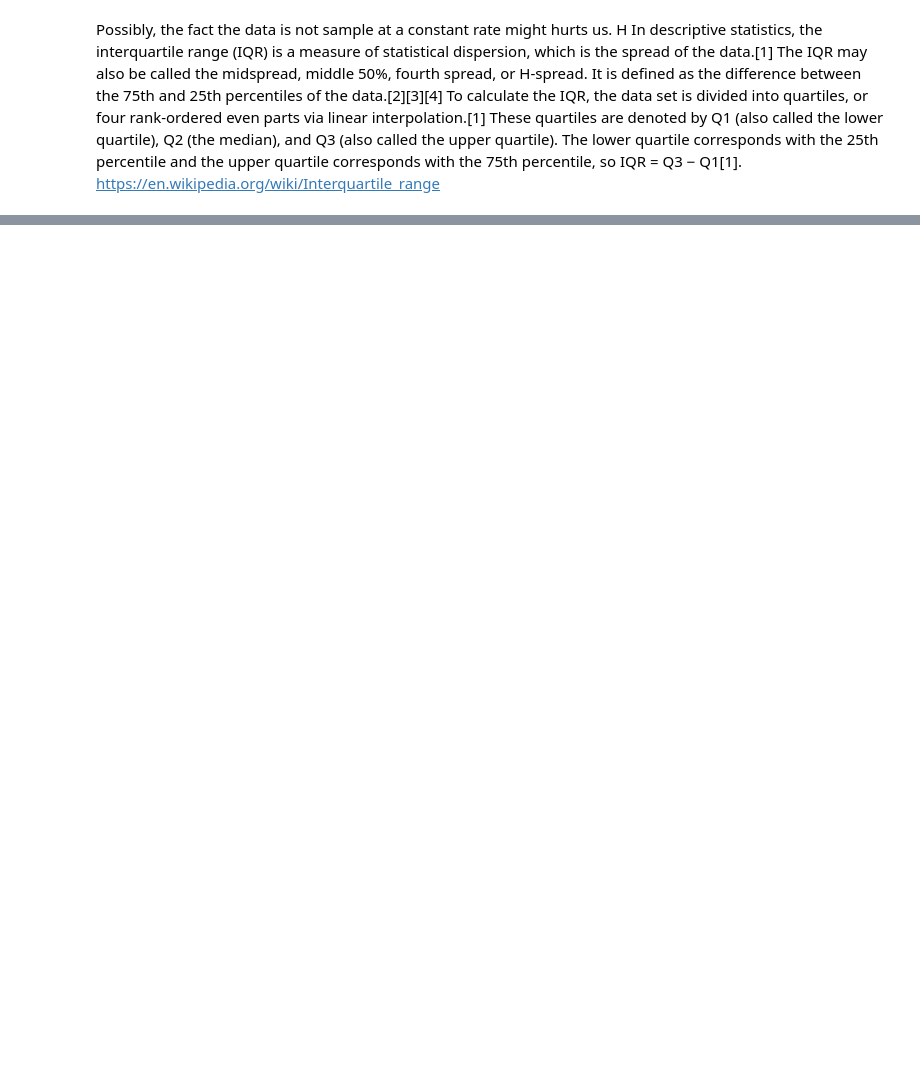
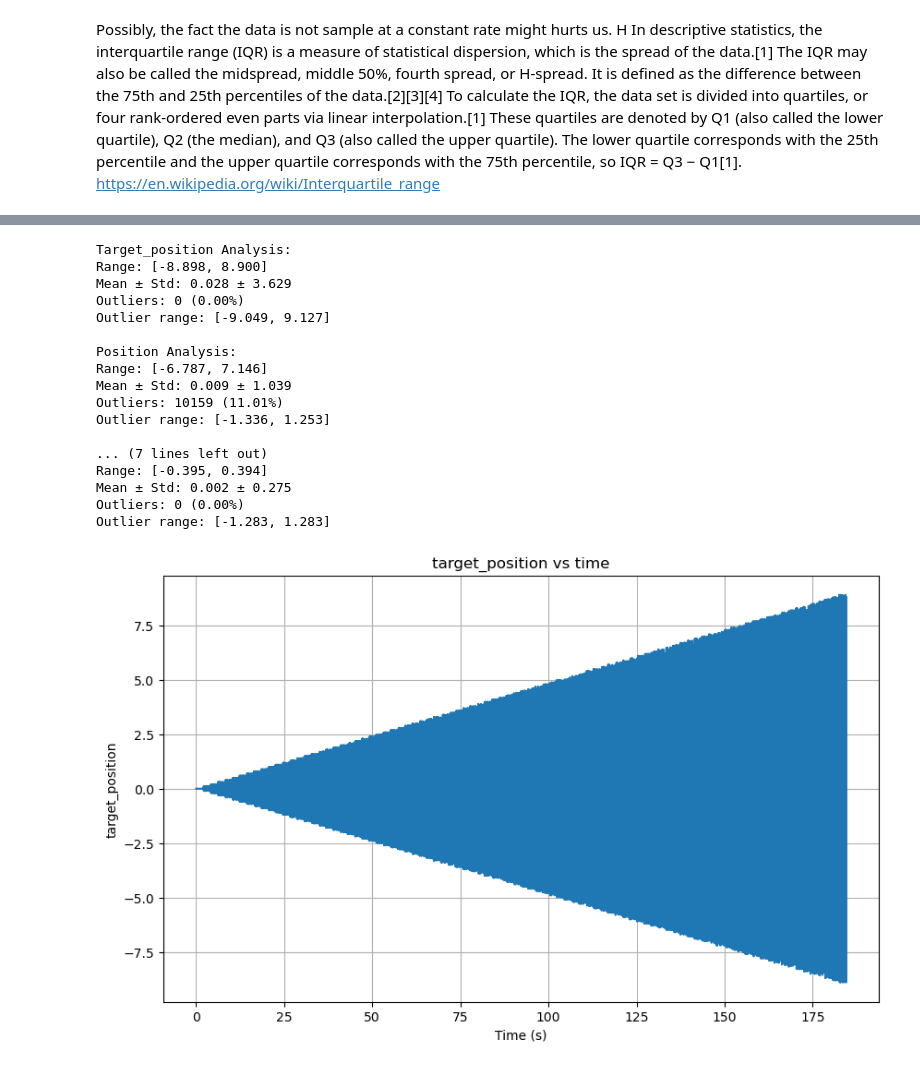
Before and after one commit to TheNewtonCapstone/newton-motor-modelling, a Jupyter notebook: training/mlp.ipynb, the cells around one changed output, grey strips where cells are left out. Cells and saved outputs as stored; diff of their text form; code cells hidden in the pictures; blank space fills up the shorter version.

```diff
--- a/training/mlp.ipynb
+++ b/training/mlp.ipynb
@@ -198,25 +233,44 @@ https://en.wikipedia.org/wiki/Interquartile_range
 # %%
 # perfom signal analysis to make sure there is not outliers
 signals = ["target_position","position", "velocity", "torque"]
 
-# for signal in signals:
-#     data = dataset_500.get_df()[signal]
-#     q1 = data.quantile(0.25)
-#     q3 = data.quantile(0.75)
-#     iqr = q3 - q1
-#     lower_bound = q1 - 1.5 * iqr
-#     upper_bound = q3 + 1.5 * iqr
-#     outliers = data[(data < lower_bound) | (data > upper_bound)]
-#     print(f"\n{signal.capitalize()} Analysis:")
-#     print(f"Range: [{data.min():.3f}, {data.max():.3f}]")
-#     print(f"Mean ± Std: {data.mean():.3f} ± {data.std():.3f}")
-#     print(f"Outliers: {len(outliers)} ({(len(outliers)/len(data))*100:.2f}%)")
-#     print(f"Outlier range: [{lower_bound:.3f}, {upper_bound:.3f}]")
-# for signal in signals:
-#     plt.figure(figsize=(10, 6))
-#     plt.plot(dataset_500.get_df()["time"], dataset_500.get_df()[signal])
-#     plt.title(f"{signal} vs time")
-#     plt.xlabel("Time (s)")
-#     plt.ylabel(signal)
-#     plt.grid(True)
-#     plt.show()
+for signal in signals:
+    data = dataset_500.get_df()[signal]
+    q1 = data.quantile(0.25)
+    q3 = data.quantile(0.75)
+    iqr = q3 - q1
+    lower_bound = q1 - 1.5 * iqr
+    upper_bound = q3 + 1.5 * iqr
+    outliers = data[(data < lower_bound) | (data > upper_bound)]
+    print(f"\n{signal.capitalize()} Analysis:")
+    print(f"Range: [{data.min():.3f}, {data.max():.3f}]")
+    print(f"Mean ± Std: {data.mean():.3f} ± {data.std():.3f}")
+    print(f"Outliers: {len(outliers)} ({(len(outliers)/len(data))*100:.2f}%)")
+    print(f"Outlier range: [{lower_bound:.3f}, {upper_bound:.3f}]")
+for signal in signals:
+    plt.figure(figsize=(10, 6))
+    plt.plot(dataset_500.get_df()["time"], dataset_500.get_df()[signal])
+    plt.title(f"{signal} vs time")
+    plt.xlabel("Time (s)")
+    plt.ylabel(signal)
+    plt.grid(True)
+    plt.show()
+# %% [output]
+Target_position Analysis:
+Range: [-8.898, 8.900]
+Mean ± Std: 0.028 ± 3.629
+Outliers: 0 (0.00%)
+Outlier range: [-9.049, 9.127]
+
+Position Analysis:
+Range: [-6.787, 7.146]
+Mean ± Std: 0.009 ± 1.039
+Outliers: 10159 (11.01%)
+Outlier range: [-1.336, 1.253]
+
+... (7 lines left out)
+Range: [-0.395, 0.394]
+Mean ± Std: 0.002 ± 0.275
+Outliers: 0 (0.00%)
+Outlier range: [-1.283, 1.283]
+[figure, added]
```
Also changed, not shown: parts of 20 cells of this notebook.
